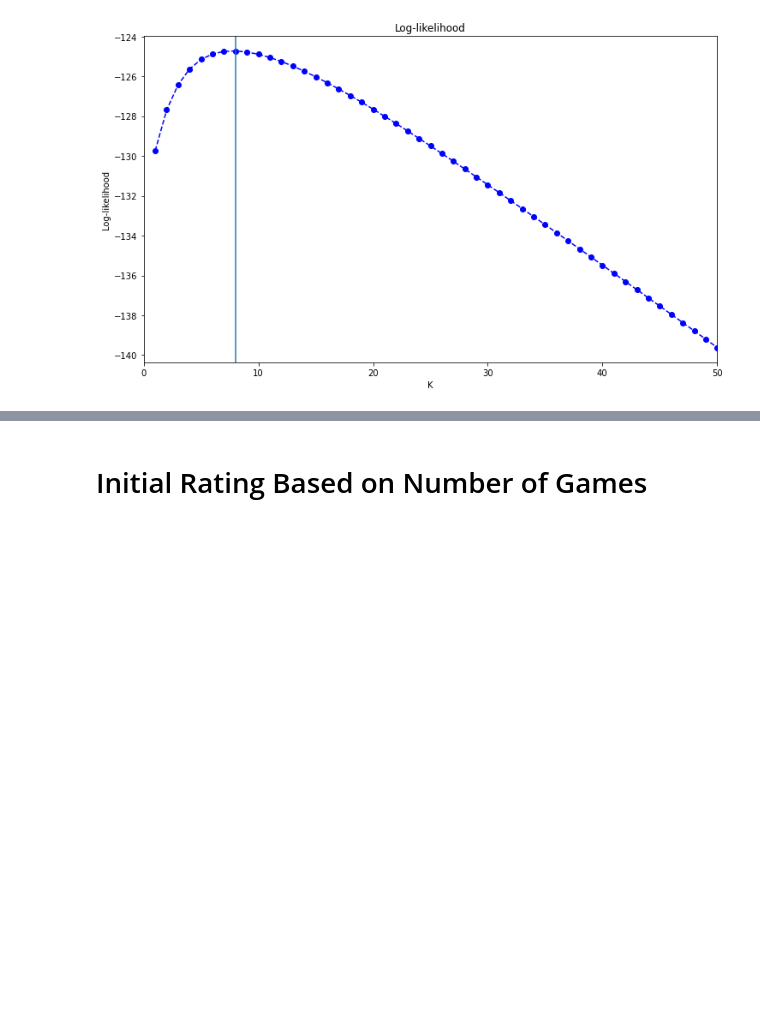
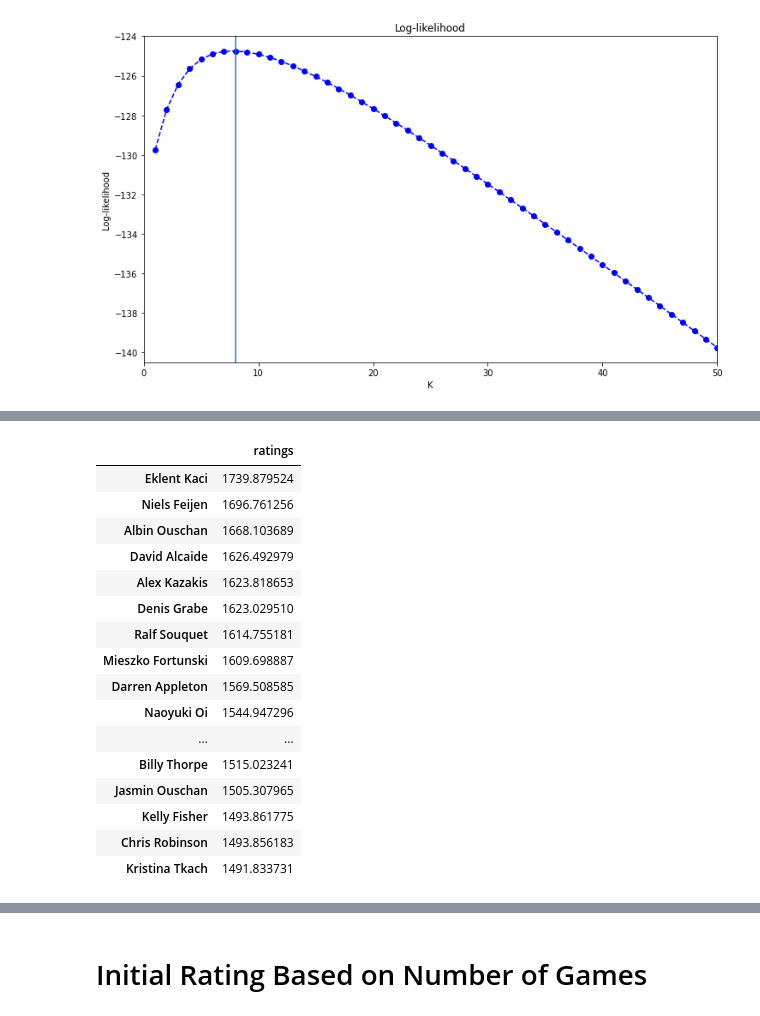
Before and after one commit to sethbilliau/SportsAnalytics, a Jupyter notebook: final/pool.ipynb, the cells around one changed output, grey strips where cells are left out. Cells and saved outputs as stored; diff of their text form; code cells hidden in the pictures; blank space fills up the shorter version.

```diff
--- a/final/pool.ipynb
+++ b/final/pool.ipynb
@@ -662,0 +694,20 @@ get_loglikelihood(val_data, val_players_ratings)
+# %%
+val_players_ratings.sort_values(by='ratings', ascending = False)
+# %% [output]
+|  | ratings |
+| Eklent Kaci | 1739.879524 |
+| Niels Feijen | 1696.761256 |
+| Albin Ouschan | 1668.103689 |
+| David Alcaide | 1626.492979 |
+| Alex Kazakis | 1623.818653 |
+| Denis Grabe | 1623.029510 |
+| Ralf Souquet | 1614.755181 |
+| Mieszko Fortunski | 1609.698887 |
+| Darren Appleton | 1569.508585 |
+| Naoyuki Oi | 1544.947296 |
+| ... | ... |
+| Billy Thorpe | 1515.023241 |
+| Jasmin Ouschan | 1505.307965 |
+| Kelly Fisher | 1493.861775 |
+| Chris Robinson | 1493.856183 |
+| Kristina Tkach | 1491.833731 |
```
Also changed, not shown: parts of 28 cells of this notebook, 2 other files.
